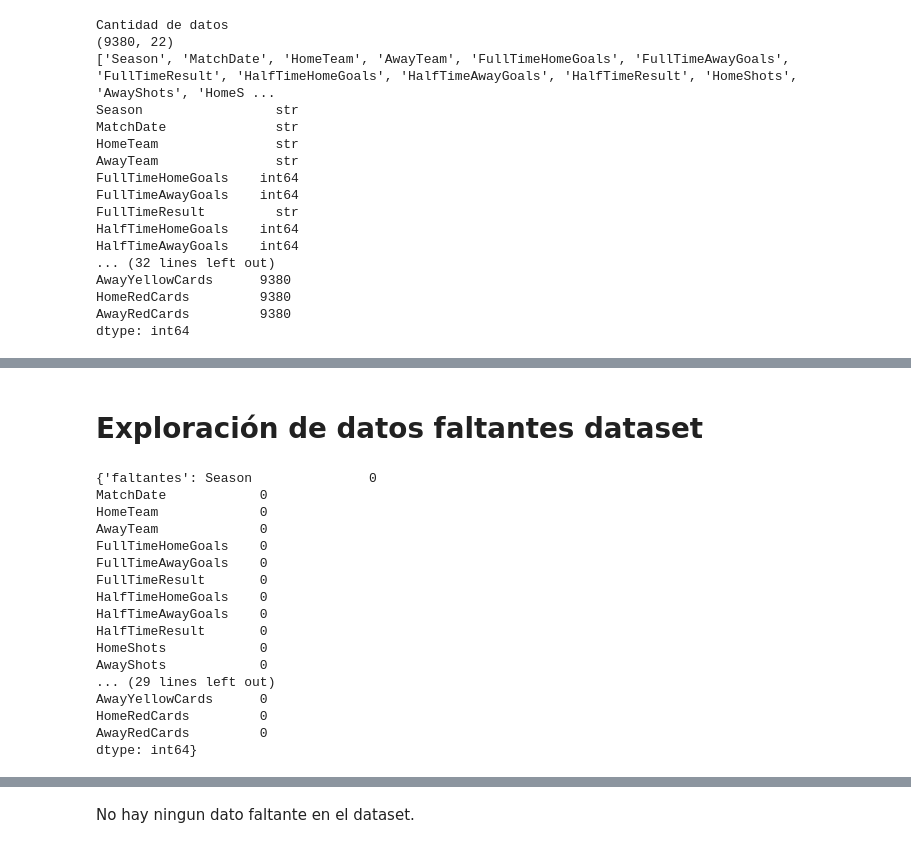
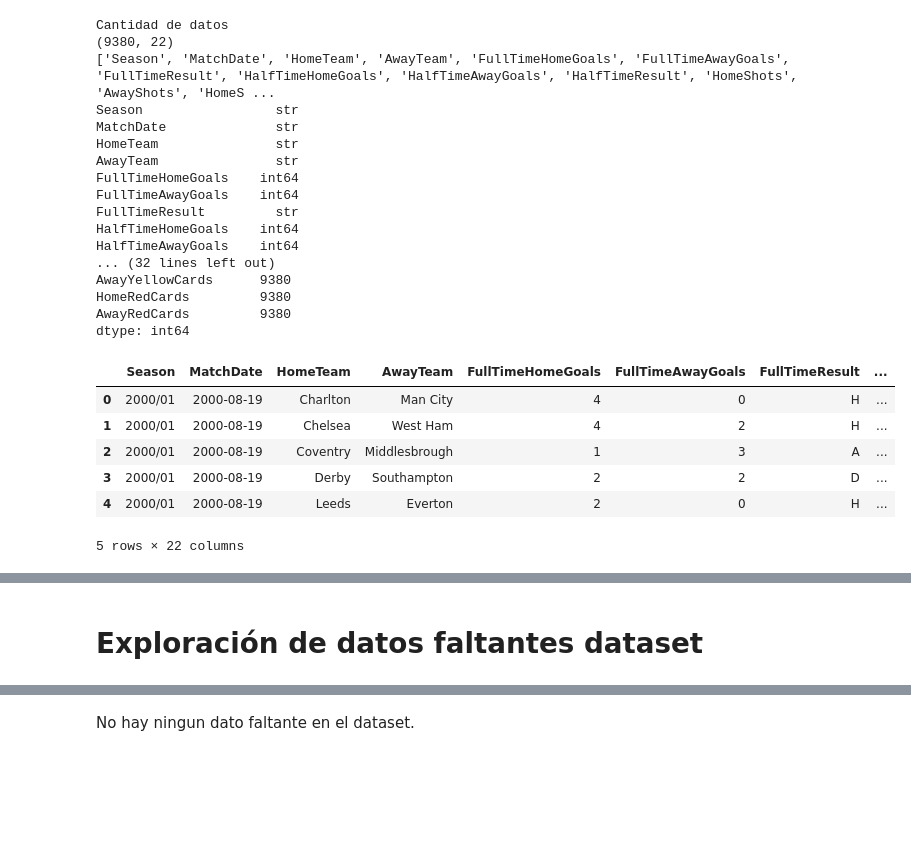
Before and after one commit to bratkidsk8/eplML, a Jupyter notebook: Analisis/analisis_general.ipynb, the cells around one changed output, grey strips where cells are left out. Drawn from its saved outputs; the diff is of its cells as text; code cells hidden in the pictures; blank space fills up the shorter version.

```diff
--- a/Analisis/analisis_general.ipynb
+++ b/Analisis/analisis_general.ipynb
@@ -36,6 +36,16 @@ AwayYellowCards      9380
 HomeRedCards         9380
 AwayRedCards         9380
 dtype: int64
+# %%
+epl.head()
+# %% [output]
+|  | Season | MatchDate | HomeTeam | AwayTeam | FullTimeHomeGoals | FullTimeAwayGoals | FullTimeResult | ... |
+| 0 | 2000/01 | 2000-08-19 | Charlton | Man City | 4 | 0 | H | ... |
+| 1 | 2000/01 | 2000-08-19 | Chelsea | West Ham | 4 | 2 | H | ... |
+| 2 | 2000/01 | 2000-08-19 | Coventry | Middlesbrough | 1 | 3 | A | ... |
+| 3 | 2000/01 | 2000-08-19 | Derby | Southampton | 2 | 2 | D | ... |
+| 4 | 2000/01 | 2000-08-19 | Leeds | Everton | 2 | 0 | H | ... |
+5 rows × 22 columns
 # %%
 epl.head()
 epl.describe()
@@ -51,28 +61,3 @@ epl.describe()
 | max | 9.000000 | 9.000000 | 5.000000 | 5.000000 | 43.000000 | 37.000000 | ... |
 # %% [markdown]
 # Exploración de datos faltantes dataset
-# %%
-informe = {
-    'faltantes': epl.isna().sum(),
-    '%':epl.isna().sum()
-}
-
-print(informe)
-# %% [output]
-{'faltantes': Season               0
-MatchDate            0
-HomeTeam             0
-AwayTeam             0
-FullTimeHomeGoals    0
-FullTimeAwayGoals    0
-FullTimeResult       0
-HalfTimeHomeGoals    0
-HalfTimeAwayGoals    0
-HalfTimeResult       0
-HomeShots            0
-AwayShots            0
-... (29 lines left out)
-AwayYellowCards      0
-HomeRedCards         0
-AwayRedCards         0
-dtype: int64}
```
Also changed, not shown: parts of 6 cells of this notebook, 2 other files.
